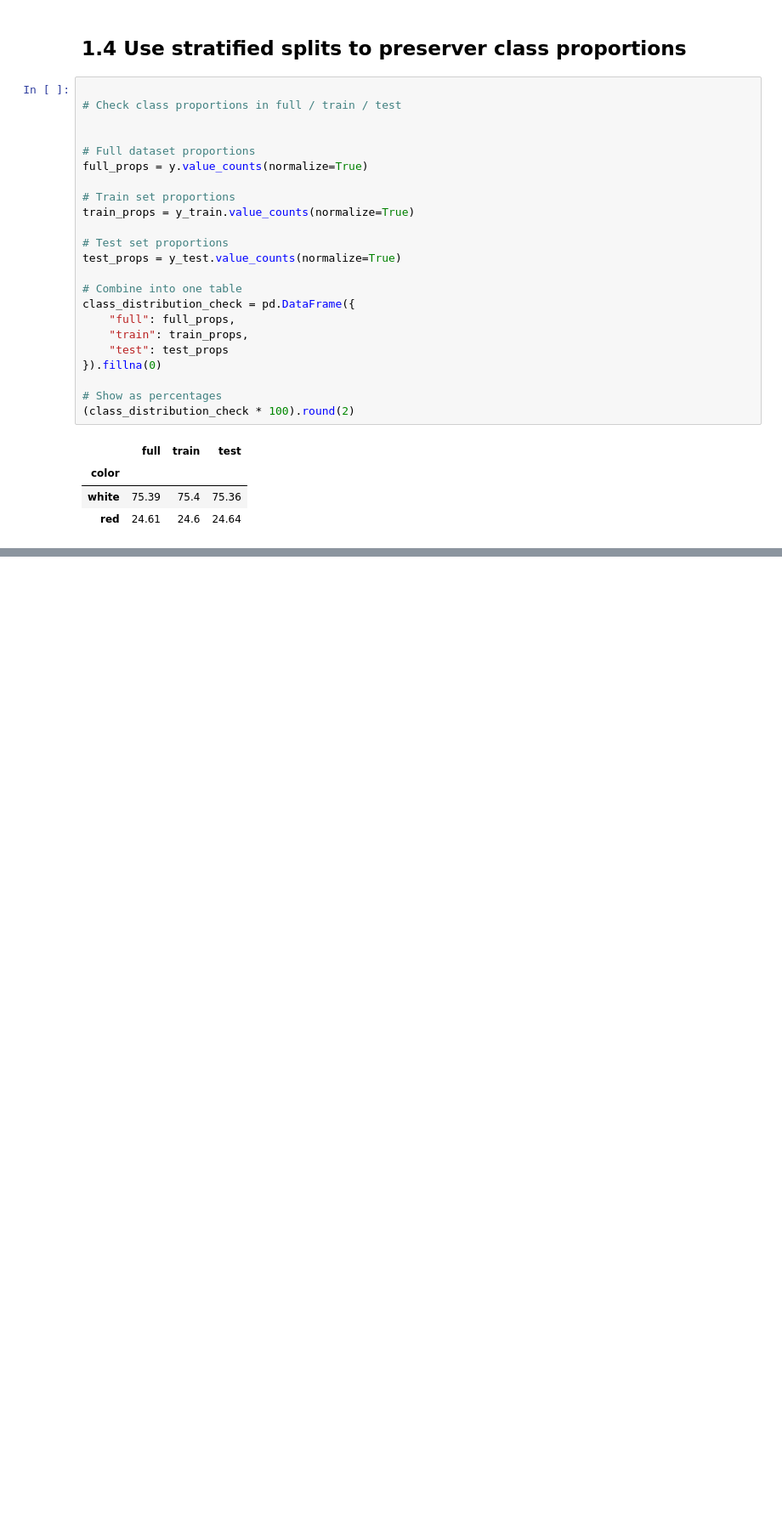
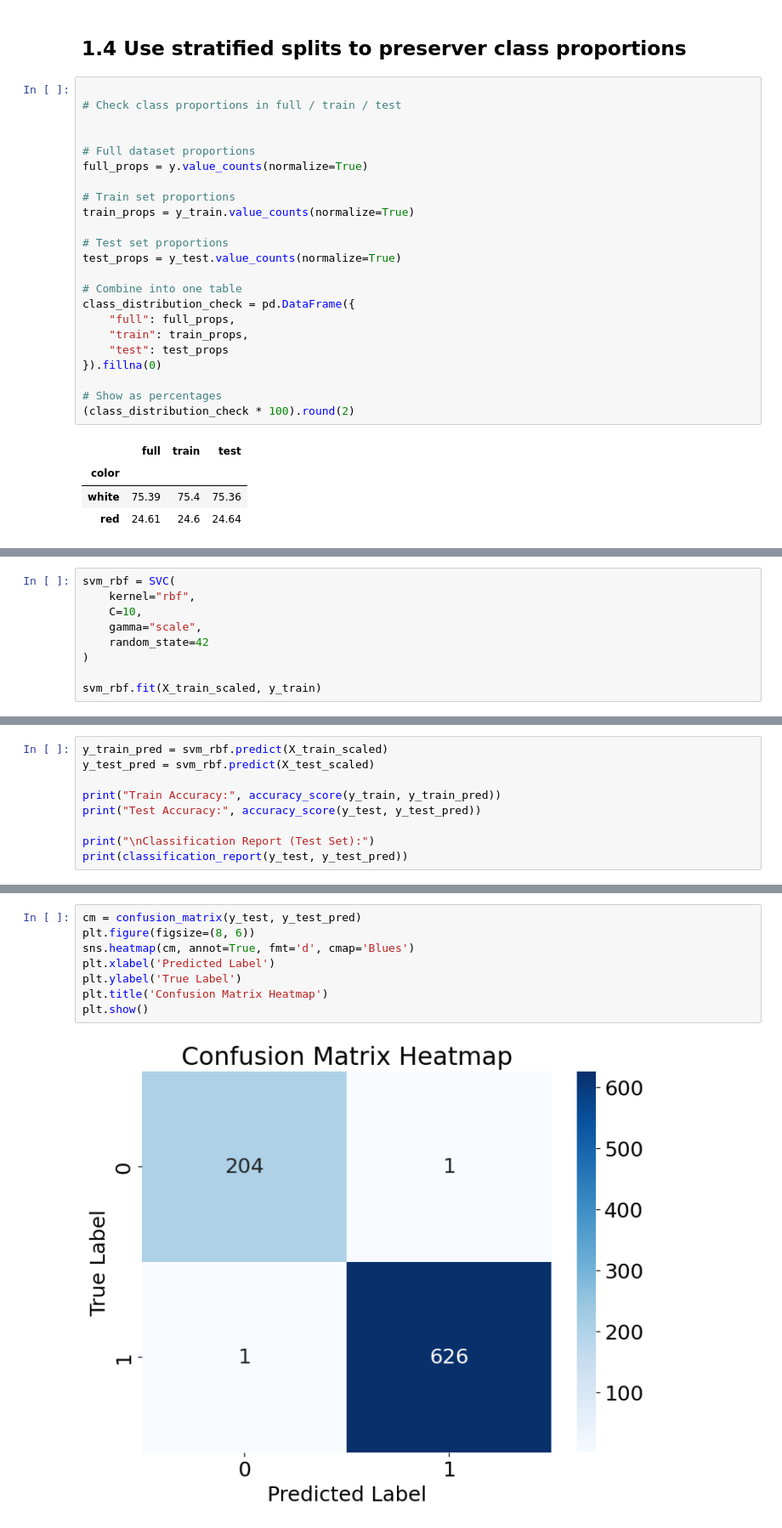
Before and after one commit to Titaniel3/ASDA_2025_Group_1_Portfolio_new, a Jupyter notebook: notebooks/week_12_Ranjit_part.ipynb, the cells around one changed output, grey strips where cells are left out. Shown at 85% size. Cells and saved outputs as stored; diff of their text form; blank space fills up the shorter version.

```diff
--- a/notebooks/week_12_Ranjit_part.ipynb
+++ b/notebooks/week_12_Ranjit_part.ipynb
@@ -228,0 +191,9 @@ InvalidIndexError: (slice(None, None, None), 0)
+# %%
+svm_rbf = SVC(
+    kernel="rbf",
+    C=10,
+    gamma="scale",
+    random_state=42
+)
+
+svm_rbf.fit(X_train_scaled, y_train)
@@ -228,0 +202,9 @@ InvalidIndexError: (slice(None, None, None), 0)
+# %%
+y_train_pred = svm_rbf.predict(X_train_scaled)
+y_test_pred = svm_rbf.predict(X_test_scaled)
+
+print("Train Accuracy:", accuracy_score(y_train, y_train_pred))
+print("Test Accuracy:", accuracy_score(y_test, y_test_pred))
+
+print("\nClassification Report (Test Set):")
+print(classification_report(y_test, y_test_pred))
@@ -228,0 +224,10 @@ InvalidIndexError: (slice(None, None, None), 0)
+# %%
+cm = confusion_matrix(y_test, y_test_pred)
+plt.figure(figsize=(8, 6))
+sns.heatmap(cm, annot=True, fmt='d', cmap='Blues')
+plt.xlabel('Predicted Label')
+plt.ylabel('True Label')
+plt.title('Confusion Matrix Heatmap')
+plt.show()
+# %% [output]
+[figure, added]
```
Also changed, not shown: parts of 22 cells of this notebook.
